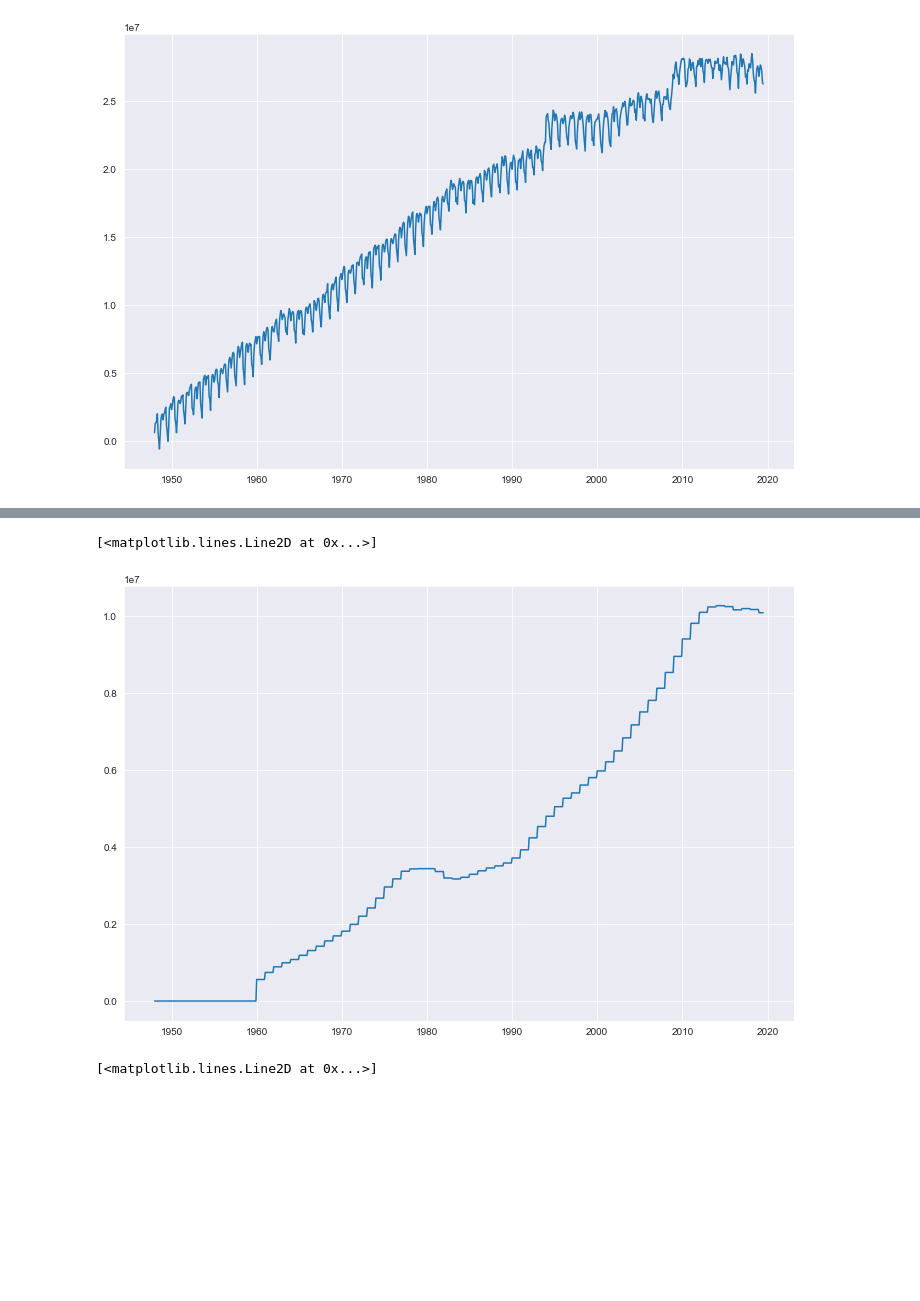
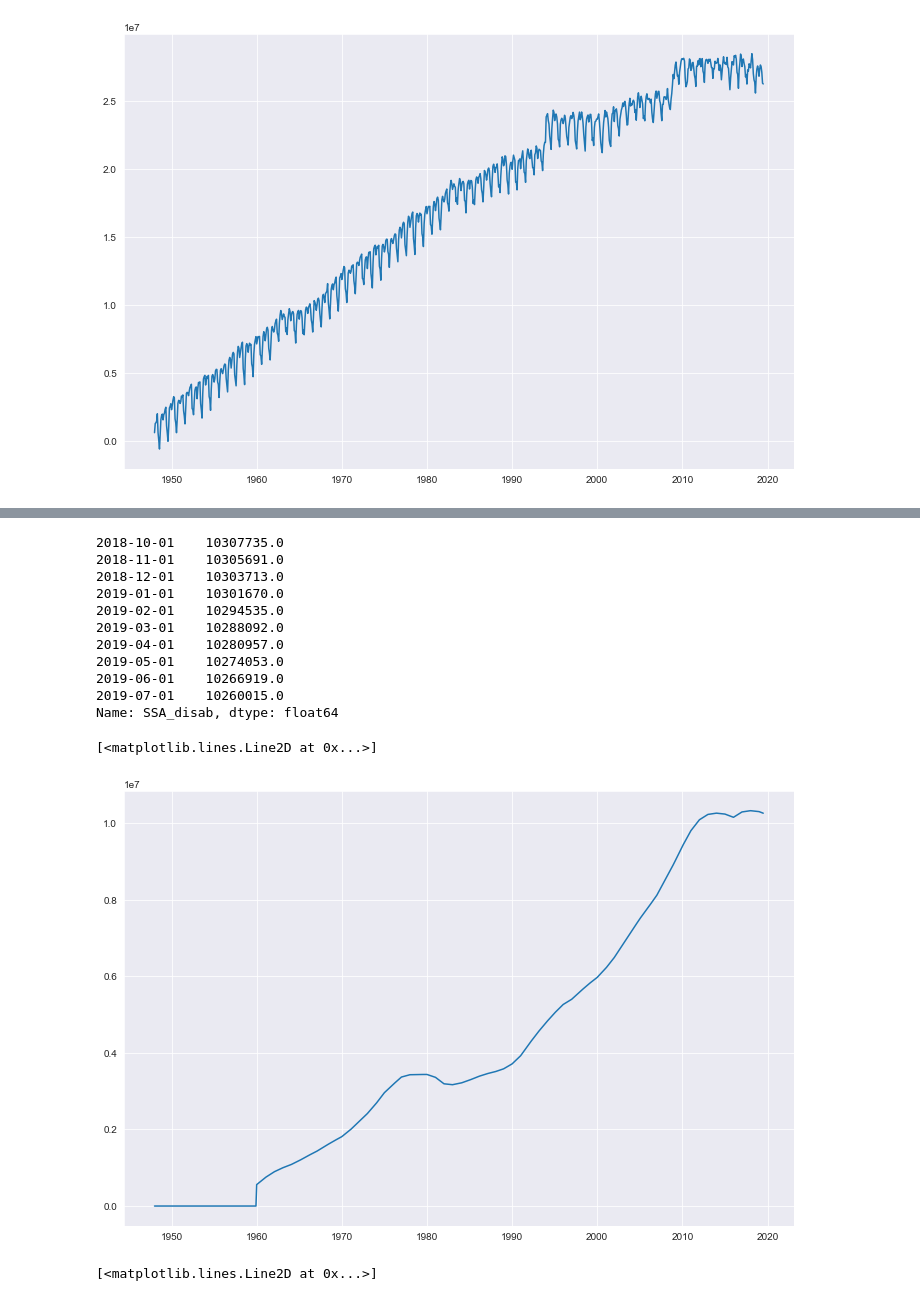
Before and after one commit to zapatos24/Employment_Prediction_LSTM_NN, a Jupyter notebook: mod_7_project.ipynb, the cells around one changed output, grey strips where cells are left out. Cells and saved outputs as stored; diff of their text form; code cells hidden in the pictures; blank space fills up the shorter version.

```diff
--- a/mod_7_project.ipynb
+++ b/mod_7_project.ipynb
@@ -625,6 +659,9 @@ pop_df = pd.concat([age_1947_popgroup_df,
                     age_1990_popgroup_df,
                     age_2000_popgroup_df,
                     age_2010_popgroup_df])
+
+pop_df = pop_df.resample('MS', how='first').interpolate(method='time').astype('int64')
+
 pop_df['Working_age_pop'] = pop_df['Age_16-19_pop'] + pop_df['Age_20-24_pop'] + \
                         pop_df['Age_25-34_pop'] + pop_df['Age_35-44_pop'] + \
                         pop_df['Age_45-54_pop'] + pop_df['Age_55-64_pop']
@@ -662,10 +700,10 @@ None
 ## SSA Disability
 # %%
 ssa_df = pd.read_csv('Season_no/Employees - Yearly Disability.csv').iloc[:, :2]
-ssa_df['Total'] = ssa_df['Total'].apply(lambda x: int(pretty_data(x)))
+ssa_df['SSA_disab'] = ssa_df['Total'].apply(lambda x: int(pretty_data(x)))
 ssa_df['Date'] = pd.to_datetime(ssa_df['Year'].astype(str))
 ssa_df.set_index('Date', inplace=True)
-ssa_df.drop('Year', axis=1, inplace=True)
+ssa_df.drop(['Year', 'Total'], axis=1, inplace=True)
 ssa_df = ssa_df.resample('MS', how='first').interpolate(method='time')
 ssa_df = ssa_df.astype('int64')
 
@@ -767,5 +773,5 @@ None
 # %%
-full_df = pop_df.join([industry_df, emp_levels_df, ssa_timeseries_df, part_time_df])
+full_df = pop_df.join([industry_df, emp_levels_df, ssa_df, part_time_df])
 full_df = full_df.iloc[9:-5]
 
 display(full_df.info())
@@ -805,7 +811,7 @@ None
 | 2019-07-01 | 16931298 | 21744207 | 46122177 | 41778436 | 40958480 | 42520529 | ... |
 5 rows × 24 columns
 # %%
-for age_range in emp_levels:
+for age_range in emp_levels[:-1]:
     full_df['Age_{}_work_%'.format(age_range)] = round((full_df['Age_{}_emp'.format(age_range)] / full_df['Age_{}_pop'.format(age_range)]) * 100, 2)
 
 full_df = full_df.join([age_55_64_emp_rate])
@@ -910,16 +916,28 @@ plt.plot(full_df['SSA_disab'])
 backfilled_ssa = full_df[full_df.index.year < 1960]['SSA_disab'].fillna(value=0)
 full_df['SSA_disab'] = backfilled_ssa.append(full_df[full_df.index.year >= 1960]['SSA_disab'])
 # %%
-temp_series = full_df['SSA_disab'] - full_df['SSA_disab'].shift(36)
-temp_series = temp_series.interpolate(method='time', limit_direction='forward') + full_df['SSA_disab'].shift(36)
-temp_series = temp_series[temp_series.index.year > 2016]
-interpolated_ssa = full_df[full_df.index.year <= 2016]['SSA_disab'].append(temp_series)
+temp_series = full_df['SSA_disab'] - full_df['SSA_disab'].shift(48)
+temp_series = temp_series.interpolate(method='time', limit_direction='forward') + full_df['SSA_disab'].shift(48)
+temp_series = temp_series[temp_series.index > pd.to_datetime('2016-1-1')]
+interpolated_ssa = full_df[full_df.index <= pd.to_datetime('2016-1-1')]['SSA_disab'].append(temp_series)
 
+display(interpolated_ssa.tail(10))
 plt.figure(figsize=(12,8))
 plt.plot(interpolated_ssa)
 # %% [output]
-[<matplotlib.lines.Line2D at 0x...>]
+2018-10-01    10307735.0
+2018-11-01    10305691.0
+2018-12-01    10303713.0
+2019-01-01    10301670.0
+2019-02-01    10294535.0
+2019-03-01    10288092.0
+2019-04-01    10280957.0
+2019-05-01    10274053.0
+2019-06-01    10266919.0
+2019-07-01    10260015.0
+Name: SSA_disab, dtype: float64
+[<matplotlib.lines.Line2D at 0x...>]
-[figure, old version]
+[figure, new version]
 # %%
 full_df['SSA_disab'] = interpolated_ssa
 # %%
```
Also changed, not shown: parts of 24 cells of this notebook.
